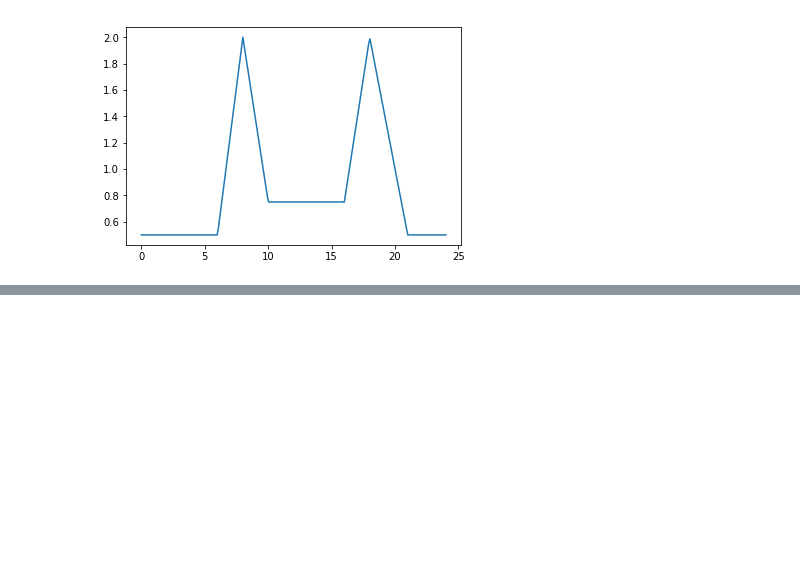
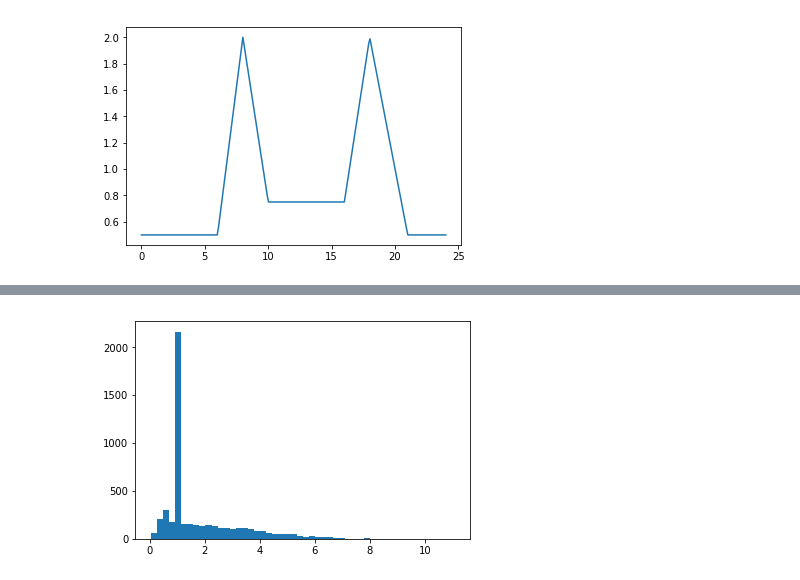
Before and after one commit to madrury/commute-times, a Jupyter notebook: commute-times.ipynb, the cells around one changed output, grey strips where cells are left out. Saved outputs shown, nothing was run; the diff lists cells and outputs as text; code cells hidden in the pictures; blank space fills up the shorter version.

Commit message:
Add compute_commute_type_factor

```diff
--- a/commute-times.ipynb
+++ b/commute-times.ipynb
@@ -51,0 +60,5 @@ plt.hist(commute_types)
+# %%
+ctf = compute_commute_type_factor(commute_types)
+_ = plt.hist(ctf, bins=50)
+# %% [output]
+[figure, added]
```
Also changed, not shown: parts of 6 cells of this notebook, 1 other file.
